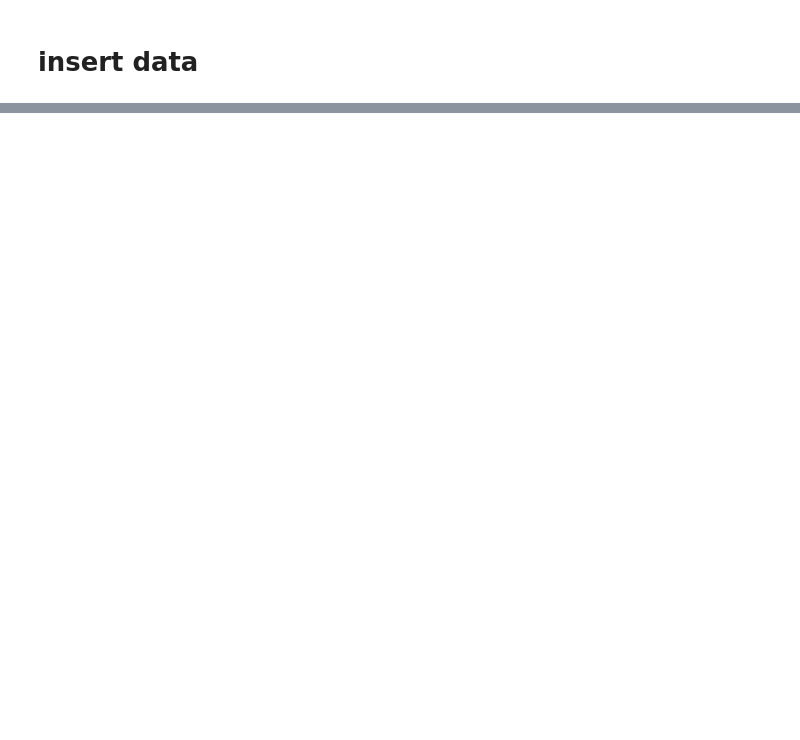
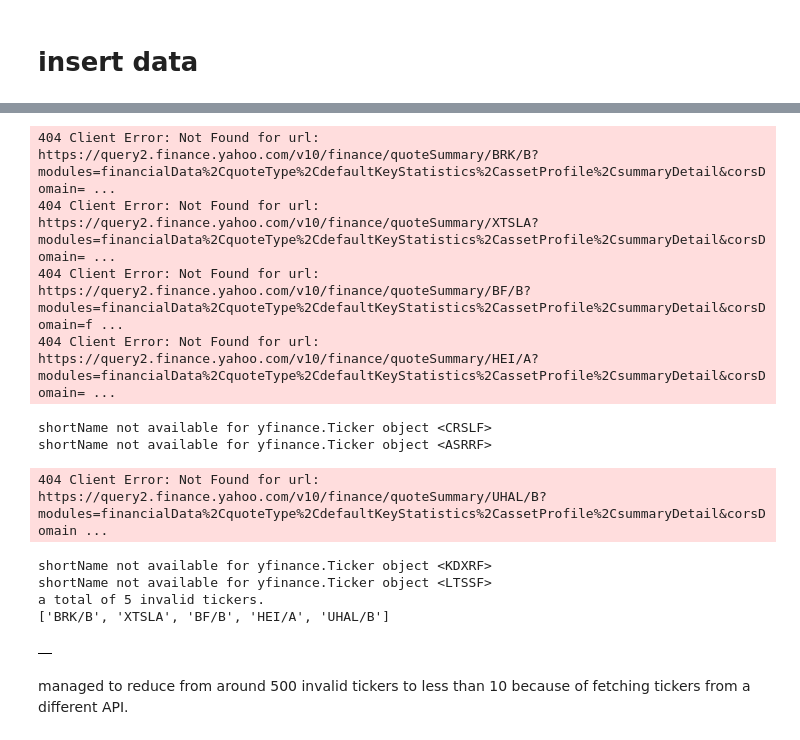
Before and after one commit to coppeneur/finance-kg, a Jupyter notebook: finance-kg.ipynb, the cells around one changed output, grey strips where cells are left out. Drawn from its saved outputs; the diff is of its cells as text; code cells hidden in the pictures; blank space fills up the shorter version.

```diff
--- a/finance-kg.ipynb
+++ b/finance-kg.ipynb
@@ -248,38 +228,0 @@ False
-# %%
-def grep_ticker_data(tickers: pd.Series):
-    """
-    This function accumulates relevant stock data from yahoo finance with the corresponding ticker symbol.
-    :param tickers: column of ticker symbols
-    :return: TODO
-    """
-    i = 0  # TODO remove
-    invalid_tickers = []
-
-    # get possible info data
-    tickers_metadata_df = pd.DataFrame()  #columns=yf.Ticker('').get_fast_info())
-    for ticker_value in tickers:
-        ticker = yf.Ticker(str(ticker_value))
-
-        if not is_valid_ticker(ticker):
-            invalid_tickers.append(ticker_value)
-            continue
-
-        # deprecated
-        # tickers_metadata_df.append(ticker.get_info(), ignore_index=True)
-
-        tickers_metadata_df = pd.concat([tickers_metadata_df, pd.DataFrame(ticker.get_info())])
-
-        #tickers_metadata_df.loc[str(ticker_value)] = new_row_dict
-        # for info in ticker.get_fast_info():
-        #     #info_data_dict = yf.Ticker(str(info)).get_info()
-        #     tickers_metadata_df.append(info, ignore_index=True)
-
-        # TODO remove
-        i = i + 1
-        if i == 2:
-            break
-
-    print(f"a total of {len(invalid_tickers)} invalid tickers. \n"
-          f"{invalid_tickers}")
-
-    return tickers_metadata_df
@@ -328,0 +397,3 @@ for sector in sectors_industries_df.columns:
+# %%
+# read companies in the msci world
+companies_df = pd.read_excel('data/msci-world-updated.xlsx')
@@ -328,0 +440,17 @@ for sector in sectors_industries_df.columns:
+# %%
+grep_ticker_data(companies_df['Ticker'])
+# %% [output]
+404 Client Error: Not Found for url: https://query2.finance.yahoo.com/v10/finance/quoteSummary/BRK/B?modules=financialData%2CquoteType%2CdefaultKeyStatistics%2CassetProfile%2CsummaryDetail&corsDomain= ...
+404 Client Error: Not Found for url: https://query2.finance.yahoo.com/v10/finance/quoteSummary/XTSLA?modules=financialData%2CquoteType%2CdefaultKeyStatistics%2CassetProfile%2CsummaryDetail&corsDomain= ...
+404 Client Error: Not Found for url: https://query2.finance.yahoo.com/v10/finance/quoteSummary/BF/B?modules=financialData%2CquoteType%2CdefaultKeyStatistics%2CassetProfile%2CsummaryDetail&corsDomain=f ...
+404 Client Error: Not Found for url: https://query2.finance.yahoo.com/v10/finance/quoteSummary/HEI/A?modules=financialData%2CquoteType%2CdefaultKeyStatistics%2CassetProfile%2CsummaryDetail&corsDomain= ...
+shortName not available for yfinance.Ticker object <CRSLF>
+shortName not available for yfinance.Ticker object <ASRRF>
+404 Client Error: Not Found for url: https://query2.finance.yahoo.com/v10/finance/quoteSummary/UHAL/B?modules=financialData%2CquoteType%2CdefaultKeyStatistics%2CassetProfile%2CsummaryDetail&corsDomain ...
+shortName not available for yfinance.Ticker object <KDXRF>
+shortName not available for yfinance.Ticker object <LTSSF>
+a total of 5 invalid tickers.
+['BRK/B', 'XTSLA', 'BF/B', 'HEI/A', 'UHAL/B']
+|  |
+# %% [markdown]
+managed to reduce from around 500 invalid tickers to less than 10 because of fetching tickers from a different API.
```
Also changed, not shown: parts of 28 cells of this notebook, 5 other files.
